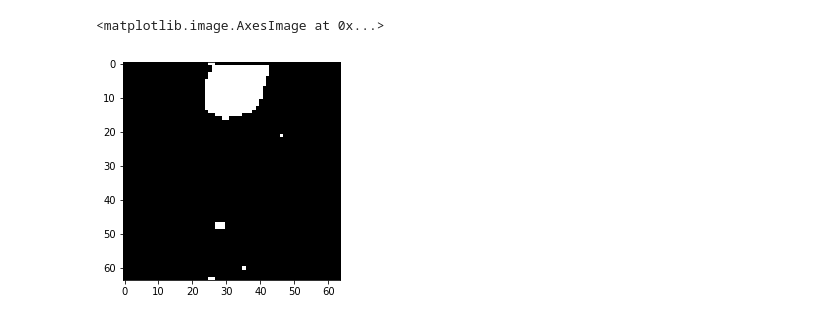
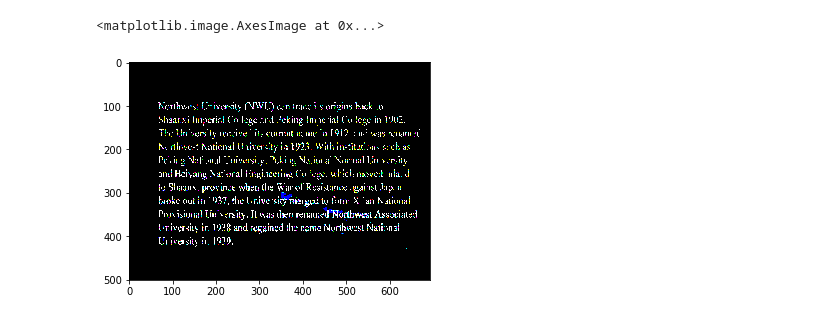
Before and after one commit to LucasKendi/Mascara, a Jupyter notebook: src/mask.ipynb, the cells around one changed output. Drawn from its saved outputs; the diff is of its cells as text; code cells hidden in the pictures.

```diff
--- a/src/mask.ipynb
+++ b/src/mask.ipynb
@@ -6,7 +6,7 @@ from PIL import Image
 from matplotlib import pyplot as plt
 # %%
 # Define o caminho da imagem
-face = '../testimages/img_2.png'
+face = '../testimages/test.png'
 # %%
 # Inicializa imagem
 image = Image.open(face)
@@ -16,8 +16,8 @@ image_array = np.asarray(image)
 I = image_array[:,:,:3]
 p = I
 radius = 4
-eps = .1
-factor = 1
+eps = 5
+factor = 5
 
 #Execução do processo
 q = cv2.ximgproc.guidedFilter(I, p, radius, eps)
@@ -43,11 +52,12 @@ M1 = np.zeros(mask_shape[0:2])
 # %%
-coef = 80
-for i,lines in enumerate(M1):
-    for j, pixels in enumerate(lines):
-        if((A - np.average(L0, axis=2))[i][j] < coef):
-            M1[i][j] = 255
+# coef = 120
+# for i,lines in enumerate(M1):
+#     for j, pixels in enumerate(lines):
+#         if((A - np.average(L0, axis=2))[i][j] < coef):
+#             M1[i][j] = 255
+ret, M1 = cv2.threshold(L0, 200, 255, cv2.THRESH_BINARY)
 # %%
-plt.imshow(M1, cmap = 'gray')
+plt.imshow(M1)
 # %% [output]
 <matplotlib.image.AxesImage at 0x...>
-[figure, old version]
+[figure, new version]
```
Also changed, not shown: parts of 6 cells of this notebook, 17 other files.
